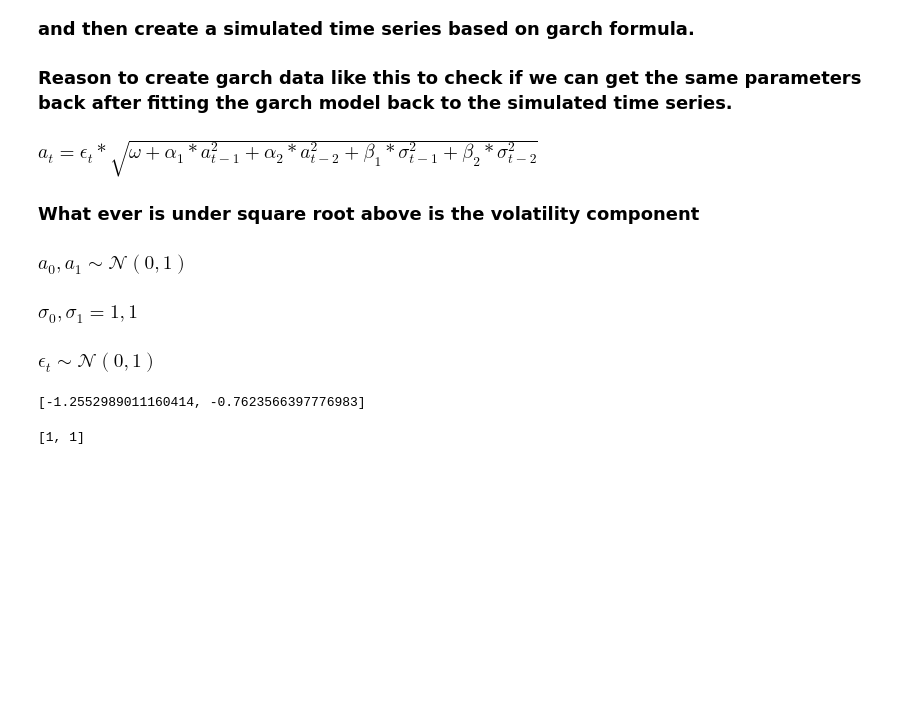
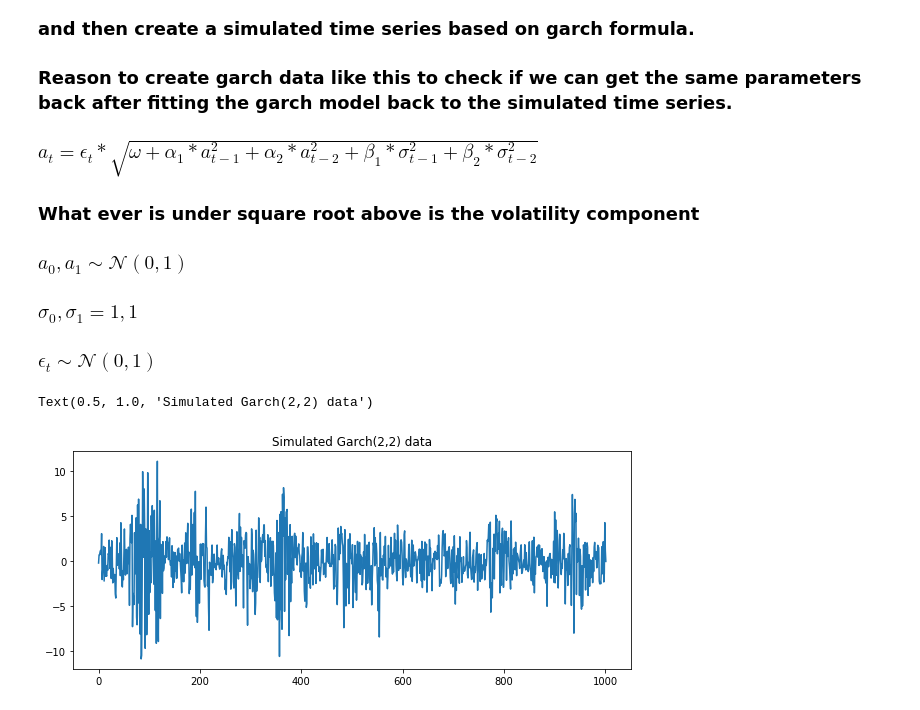
Before and after one commit to Karanpalshekhawat/time-series-analysis, a Jupyter notebook: Introduction to Garch Model .ipynb, the cells around one changed output. Saved outputs shown, nothing was run; the diff lists cells and outputs as text; code cells hidden in the pictures; blank space fills up the shorter version.

Commit message:
chart added for comparison

```diff
--- a/Introduction to Garch Model .ipynb
+++ b/Introduction to Garch Model .ipynb
@@ -47,11 +47,10 @@ for _ in range(n):
 
     vol_time_series.append(new_vol)
     time_series.append(new_time_series)
-# %%
-time_series
-# %% [output]
-[-1.2552989011160414, -0.7623566397776983]
-# %%
-vol_time_series
-# %% [output]
-[1, 1]
+# %%
+plt.figure(figsize=(10, 4))
+plt.plot(time_series)
+plt.title("Simulated Garch(2,2) data")
+# %% [output]
+Text(0.5, 1.0, 'Simulated Garch(2,2) data')
+[figure, added]
```
Also changed, not shown: parts of 5 cells of this notebook.
